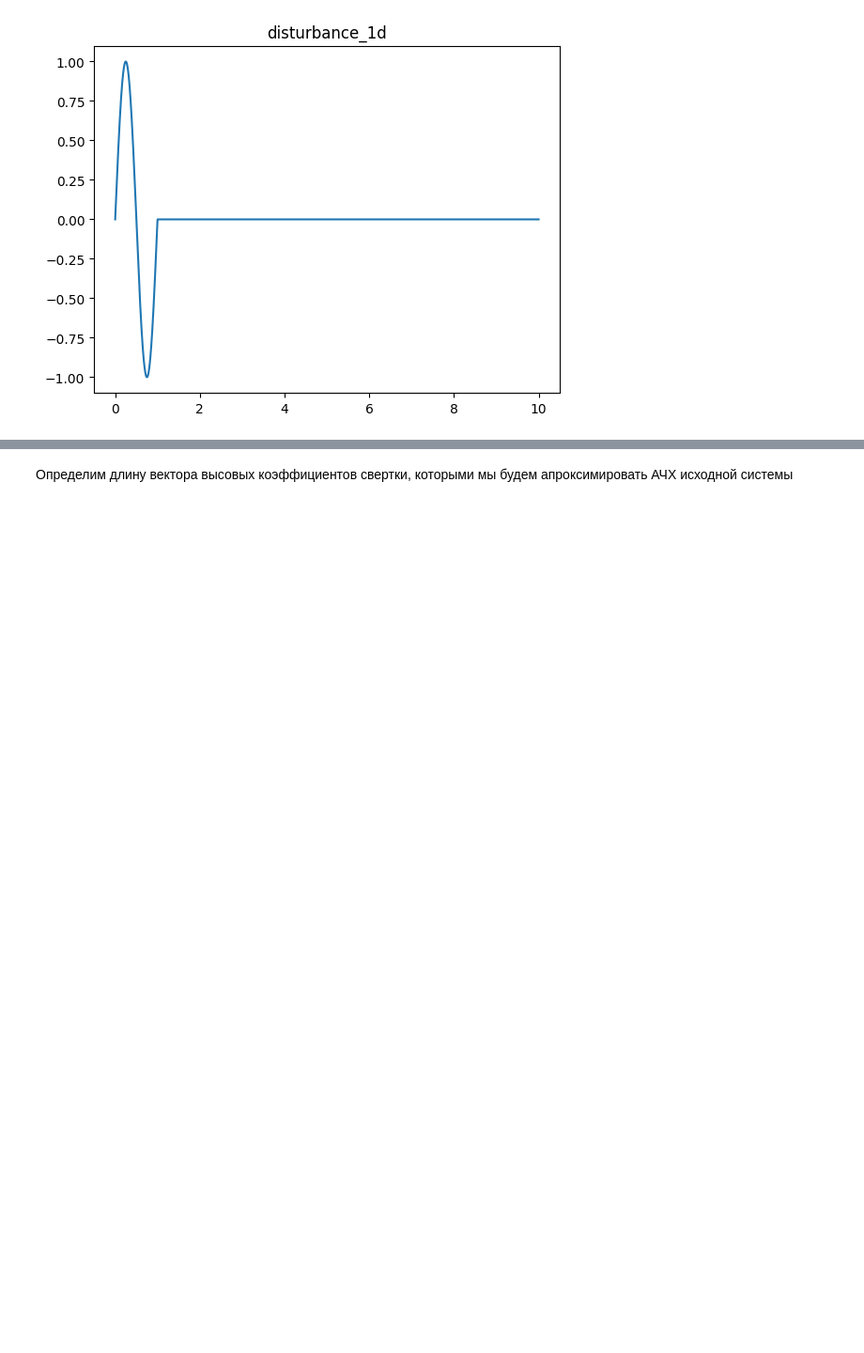
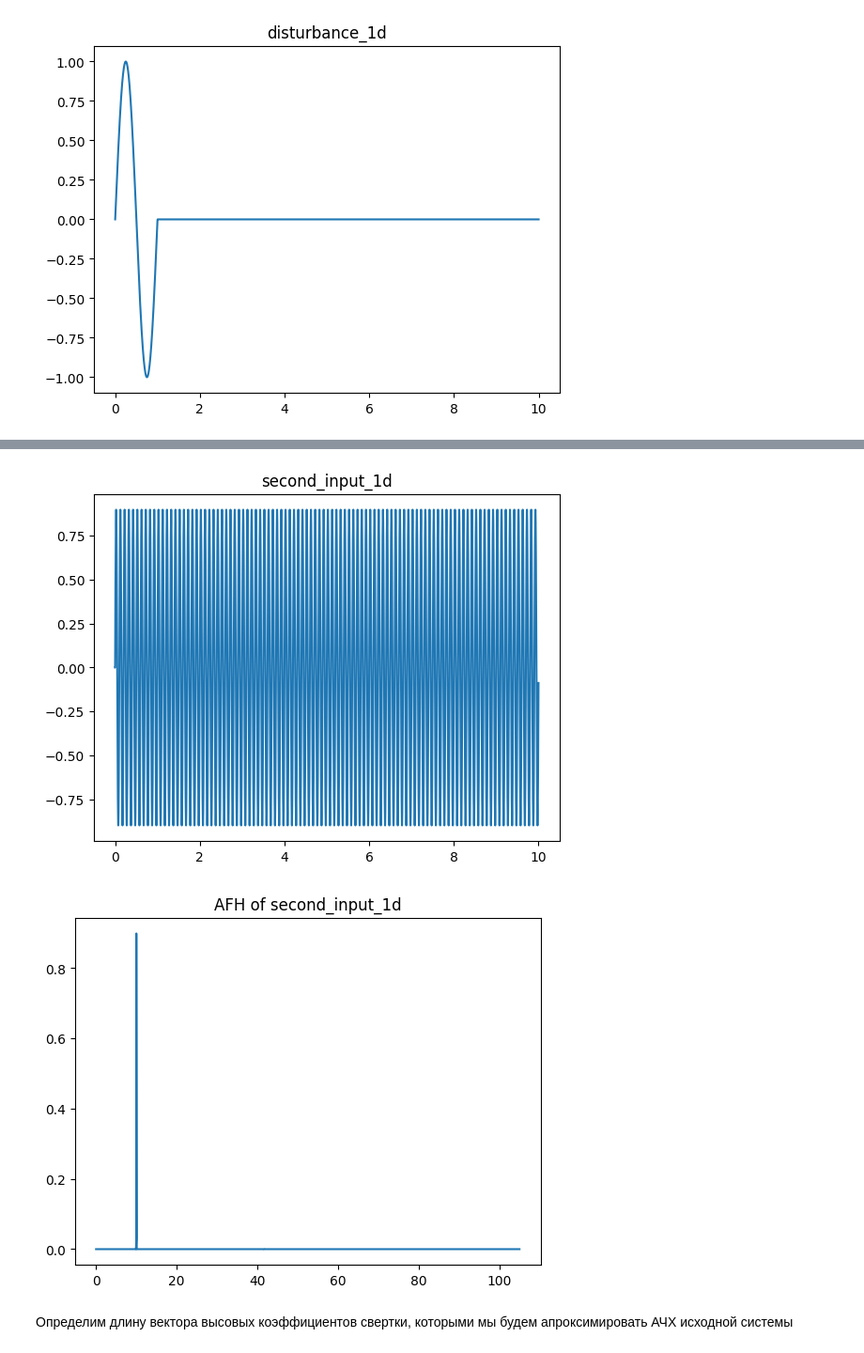
Before and after one commit to dd114/Adaptive-filter-1, a Jupyter notebook: Adaptive-filter-1.ipynb, the cells around one changed output, grey strips where cells are left out. Shown at 94% size. Cells and saved outputs as stored; diff of their text form; code cells hidden in the pictures; blank space fills up the shorter version.

```diff
--- a/Adaptive-filter-1.ipynb
+++ b/Adaptive-filter-1.ipynb
@@ -168,0 +174,2 @@ approx_weights[0, 5]
+# %%
+initial_weights_1d = np.array([0.1, 0.3, 0.5])
@@ -185,16 +198,19 @@ ValueError: x and y must have same first dimension, but have shapes (10000,) and
 # %%
-plt.plot(t, second_input)
-plt.title("second_input")
+plt.plot(t, second_input_1d)
+plt.title("second_input_1d")
 plt.show()
 
 freq_bound = 2100
 
-x = fftpack.rfftfreq(second_input.size, right_bound / number_of_t)[:freq_bound]
-y = 2 * np.abs(fftpack.rfft(second_input)[:freq_bound]) / second_input.size
+x = fftpack.rfftfreq(second_input_1d.size, right_bound / number_of_t)[:freq_bound]
+y = 2 * np.abs(fftpack.rfft(second_input_1d)[:freq_bound]) / second_input_1d.size
 
 plt.plot(x, y)
-plt.title("AFH of second_input")
+plt.title("AFH of second_input_1d")
 plt.show()
+# %% [output]
+[figure, added]
+[figure, added]
 # %% [markdown]
 Определим длину вектора высовых коэффициентов свертки, которыми мы будем апроксимировать АЧХ исходной системы
 # %%
```
Also changed, not shown: parts of 28 cells of this notebook.
